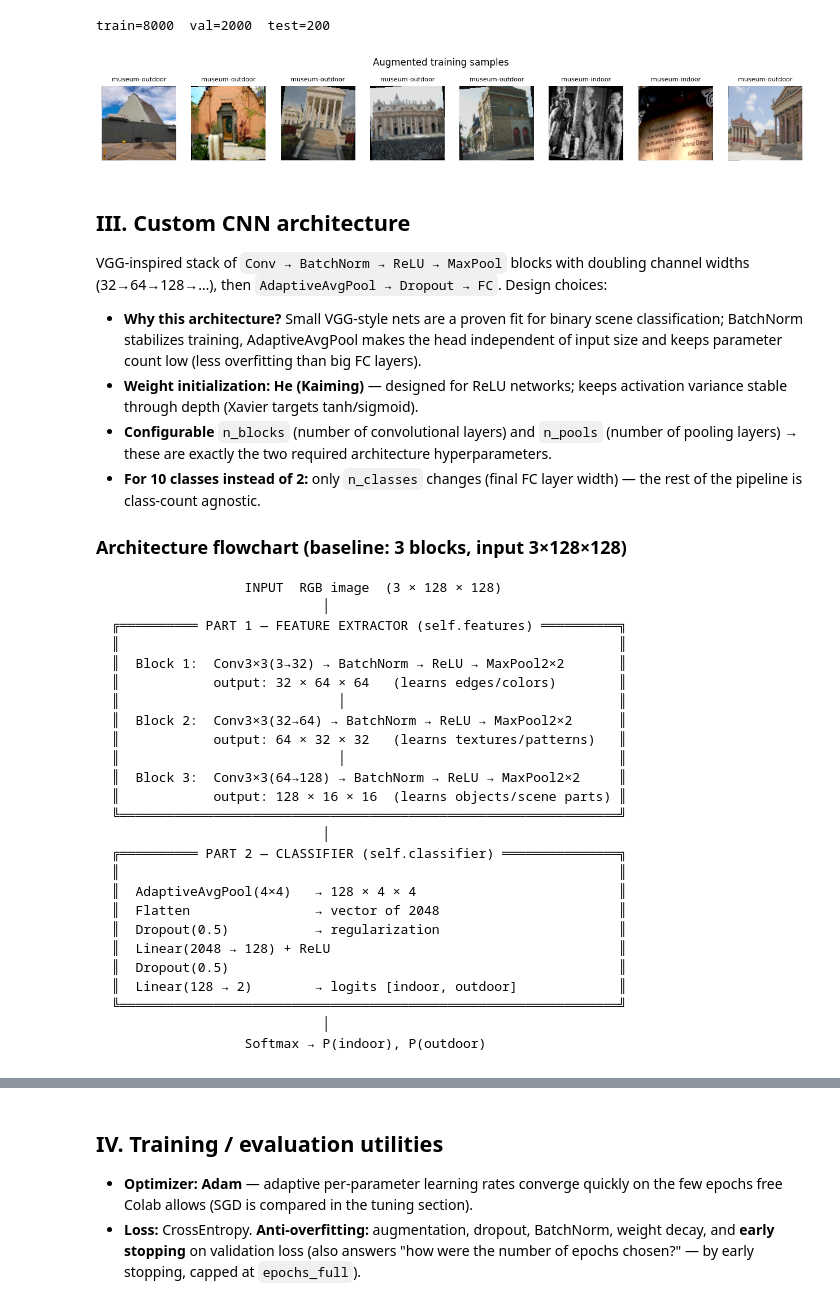
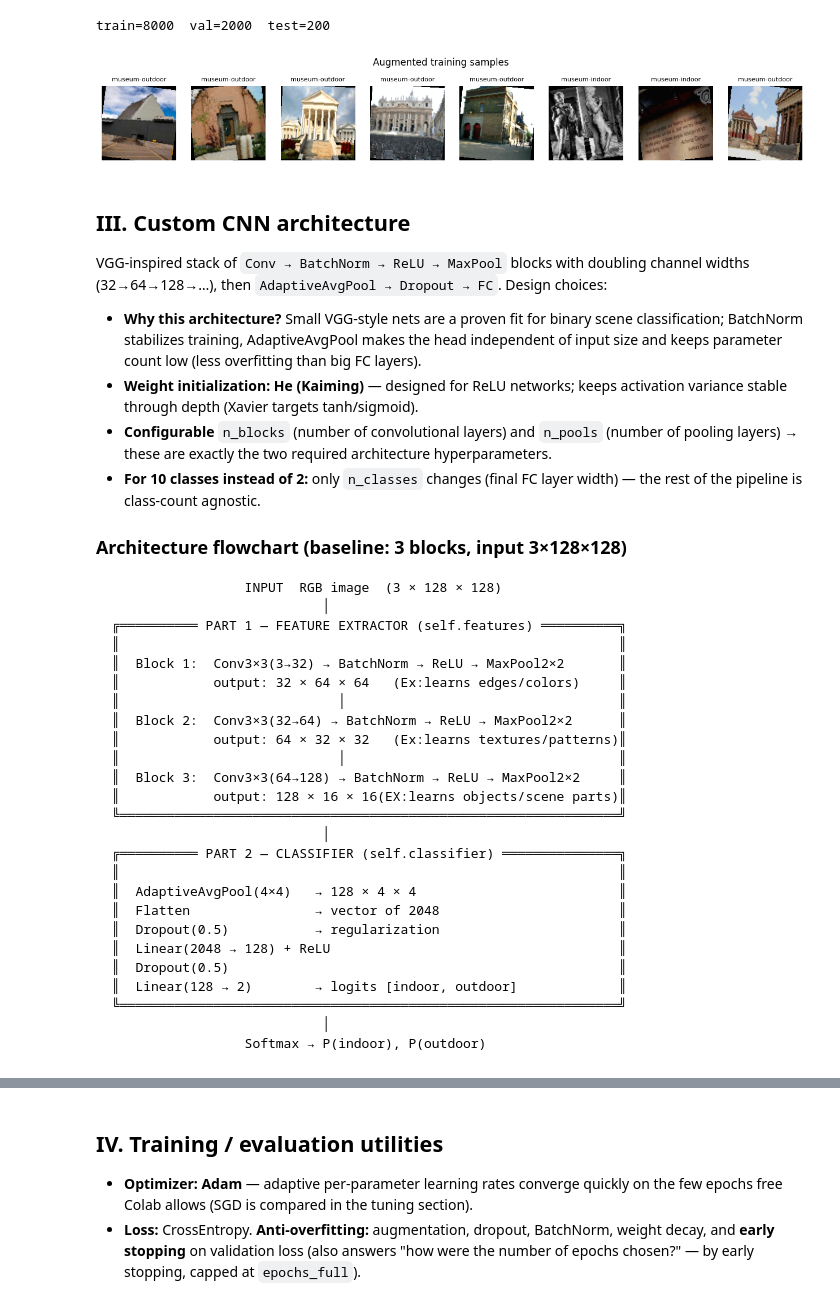
Before and after one commit to Stanzione/Applied-AI, a Jupyter notebook: museum_cnn_colab.ipynb, the cells around one changed output, grey strips where cells are left out. Cells and saved outputs as stored; diff of their text form; code cells hidden in the pictures.

```diff
--- a/museum_cnn_colab.ipynb
+++ b/museum_cnn_colab.ipynb
@@ -92,7 +92,7 @@ CFG = dict(
     epochs_search = 5,        # short runs for hyperparameter comparison
     patience      = 3,        # early-stopping patience (epochs without val-loss improvement)
     val_fraction  = 0.2,      # automated stratified split of training/
-    num_workers   = 2,
+    num_workers   = 0,
 )
 CLASS_NAMES = ["museum-indoor", "museum-outdoor"]
 # %% [markdown]
@@ -232,18 +230,22 @@ print("mean:", DATA_MEAN.round(3), "std:", DATA_STD.round(3))
 mean: [0.478 0.458 0.43 ] std: [0.255 0.253 0.276]
 # %%
 S = CFG["img_size"]
+# ImageNet normalization applied to BOTH pipelines (custom CNN and ResNet18): keeps the
+# comparison controlled (same input) AND gives ResNet the format it was pretrained on.
+# For the custom CNN (trained from scratch + BatchNorm) the choice is ~irrelevant.
+NORM_MEAN, NORM_STD = [0.485, 0.456, 0.406], [0.229, 0.224, 0.225]
 train_tf = transforms.Compose([
     transforms.RandomResizedCrop(S, scale=(0.7, 1.0)),
     transforms.RandomHorizontalFlip(),
     transforms.RandomRotation(10),
     transforms.ColorJitter(brightness=0.2, contrast=0.2, saturation=0.1),
     transforms.ToTensor(),
-    transforms.Normalize(DATA_MEAN, DATA_STD),
+    transforms.Normalize(NORM_MEAN, NORM_STD),
 ])
 eval_tf = transforms.Compose([
     transforms.Resize((S, S)),
     transforms.ToTensor(),
-    transforms.Normalize(DATA_MEAN, DATA_STD),
+    transforms.Normalize(NORM_MEAN, NORM_STD),
 ])
 
 # Two ImageFolder views of the same folder, different transforms
@@ -251,7 +253,7 @@ full_train_aug  = datasets.ImageFolder(TRAIN_DIR, transform=train_tf)
 full_train_eval = datasets.ImageFolder(TRAIN_DIR, transform=eval_tf)
 assert full_train_aug.classes == CLASS_NAMES, full_train_aug.classes
 
-# AUTOMATED stratified split (rubric: data selection randomly done)
+# AUTOMATED stratified split
 idx = np.arange(len(full_train_aug))
 train_idx, val_idx = train_test_split(
     idx, test_size=CFG["val_fraction"], stratify=full_train_aug.targets, random_state=SEED)
@@ -273,14 +275,14 @@ train_loader, val_loader, test_loader = make_loaders(CFG["batch_size"])
 train=8000  val=2000  test=200
 # %%
 # Visual check: augmented batch
-def denorm(t): return (t.permute(1, 2, 0).numpy() * DATA_STD + DATA_MEAN).clip(0, 1)
+def denorm(t): return (t.permute(1, 2, 0).numpy() * np.array(NORM_STD) + np.array(NORM_MEAN)).clip(0, 1)
 xb, yb = next(iter(train_loader))
 fig, axes = plt.subplots(1, 8, figsize=(16, 2.4))
 for ax, img, y in zip(axes, xb, yb):
     ax.imshow(denorm(img)); ax.set_title(CLASS_NAMES[y], fontsize=8); ax.axis("off")
 plt.suptitle("Augmented training samples"); plt.show()
 # %% [output]
-[figure, old version]
+[figure, new version]
 # %% [markdown]
 ## III. Custom CNN architecture
 
@@ -305,13 +307,13 @@ widths (32→64→128→…), then `AdaptiveAvgPool → Dropout → FC`. Design
 ╔══════════ PART 1 — FEATURE EXTRACTOR (self.features) ══════════╗
 ║                                                                ║
 ║  Block 1:  Conv3×3(3→32) → BatchNorm → ReLU → MaxPool2×2       ║
-║            output: 32 × 64 × 64   (learns edges/colors)        ║
+║            output: 32 × 64 × 64   (Ex:learns edges/colors)     ║
 ║                            │                                   ║
 ║  Block 2:  Conv3×3(32→64) → BatchNorm → ReLU → MaxPool2×2      ║
-║            output: 64 × 32 × 32   (learns textures/patterns)   ║
+║            output: 64 × 32 × 32   (Ex:learns textures/patterns)║
 ║                            │                                   ║
 ║  Block 3:  Conv3×3(64→128) → BatchNorm → ReLU → MaxPool2×2     ║
-║            output: 128 × 16 × 16  (learns objects/scene parts) ║
+║            output: 128 × 16 × 16(EX:learns objects/scene parts)║
 ╚════════════════════════════════════════════════════════════════╝
                            │
 ╔══════════ PART 2 — CLASSIFIER (self.classifier) ═══════════════╗
```
Also changed, not shown: parts of 17 cells of this notebook.
